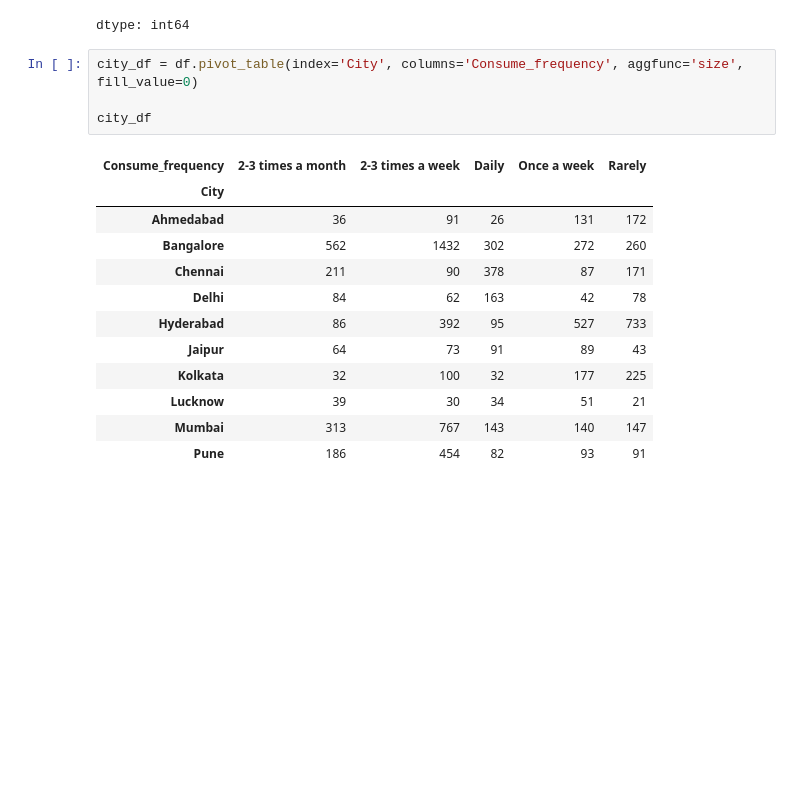
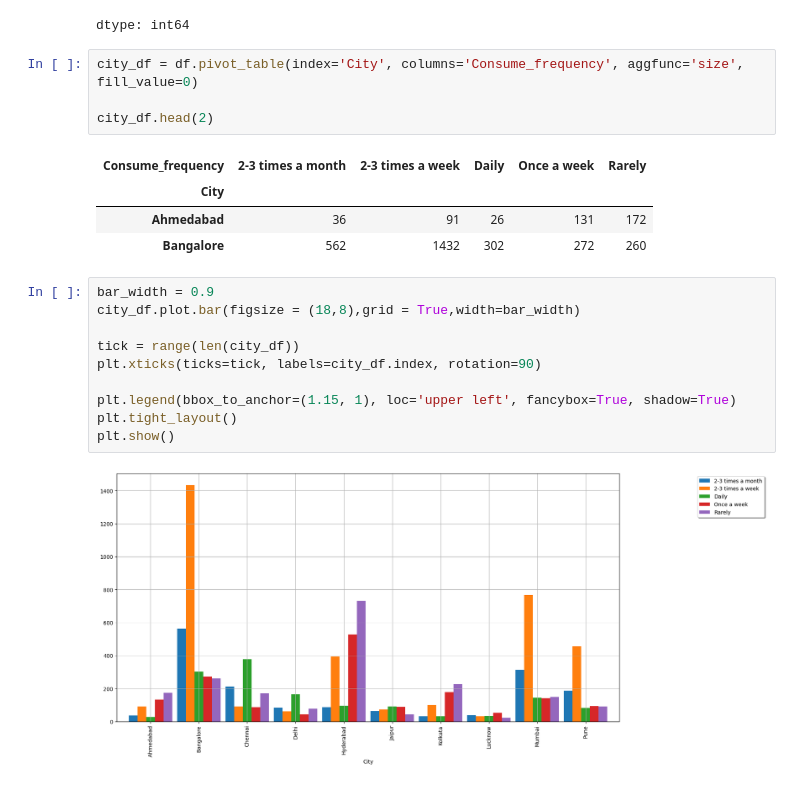
Before and after one commit to Udhay2898/Real-Fake-Job-Posting-Prediction, a Jupyter notebook: Food_and_Beverage.ipynb, the cells around one changed output. Saved outputs shown, nothing was run; the diff lists cells and outputs as text; blank space fills up the shorter version.

```diff
--- a/Food_and_Beverage.ipynb
+++ b/Food_and_Beverage.ipynb
@@ -305,20 +303,24 @@ dtype: int64
 # %%
 city_df = df.pivot_table(index='City', columns='Consume_frequency', aggfunc='size', fill_value=0)
 
-city_df
+city_df.head(2)
 # %% [output]
 | Consume_frequency | 2-3 times a month | 2-3 times a week | Daily | Once a week | Rarely |
 | City |  |  |  |  |  |
 | Ahmedabad | 36 | 91 | 26 | 131 | 172 |
 | Bangalore | 562 | 1432 | 302 | 272 | 260 |
-| Chennai | 211 | 90 | 378 | 87 | 171 |
-| Delhi | 84 | 62 | 163 | 42 | 78 |
-| Hyderabad | 86 | 392 | 95 | 527 | 733 |
-| Jaipur | 64 | 73 | 91 | 89 | 43 |
-| Kolkata | 32 | 100 | 32 | 177 | 225 |
-| Lucknow | 39 | 30 | 34 | 51 | 21 |
-| Mumbai | 313 | 767 | 143 | 140 | 147 |
-| Pune | 186 | 454 | 82 | 93 | 91 |
+# %%
+bar_width = 0.9
+city_df.plot.bar(figsize = (18,8),grid = True,width=bar_width)
+
+tick = range(len(city_df))
+plt.xticks(ticks=tick, labels=city_df.index, rotation=90)
+
+plt.legend(bbox_to_anchor=(1.15, 1), loc='upper left', fancybox=True, shadow=True)
+plt.tight_layout()
+plt.show()
+# %% [output]
+[figure, added]
 # %%
 for frequency in city_df.columns:
     selected_frequency = city_df[frequency]
```
Also changed, not shown: parts of 11 cells of this notebook.
